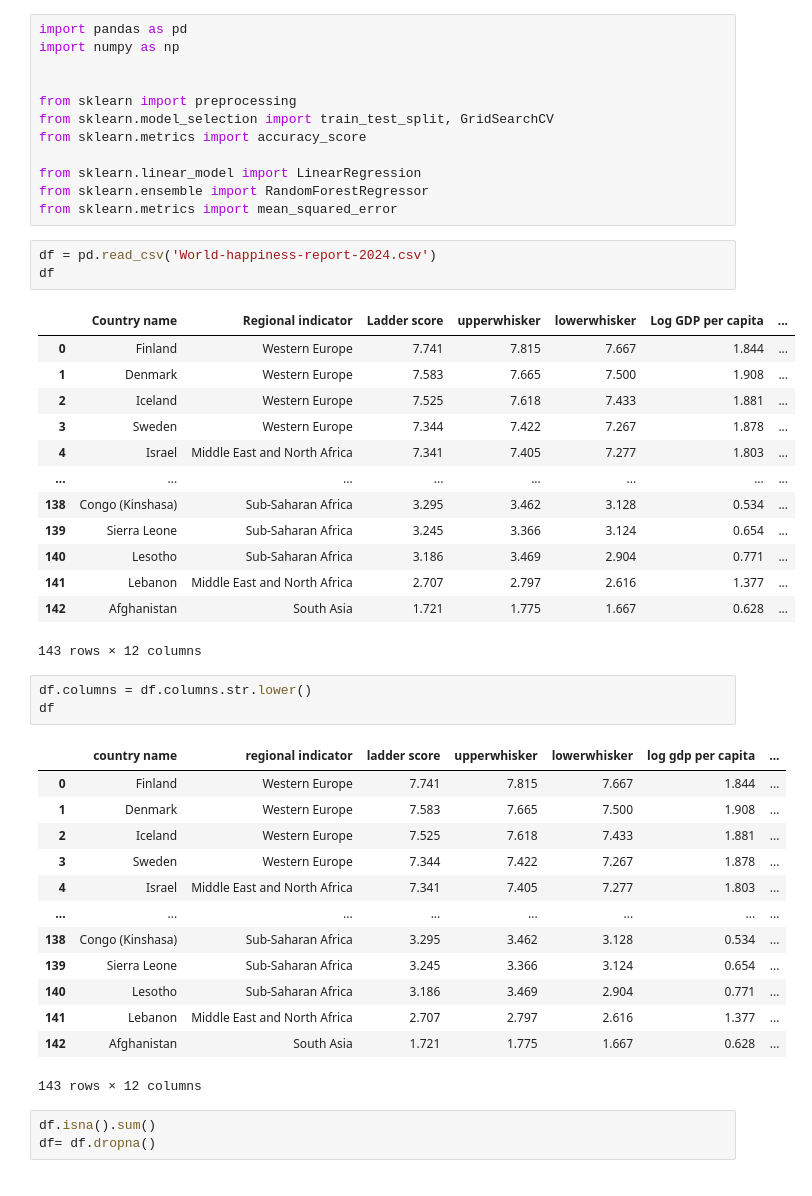
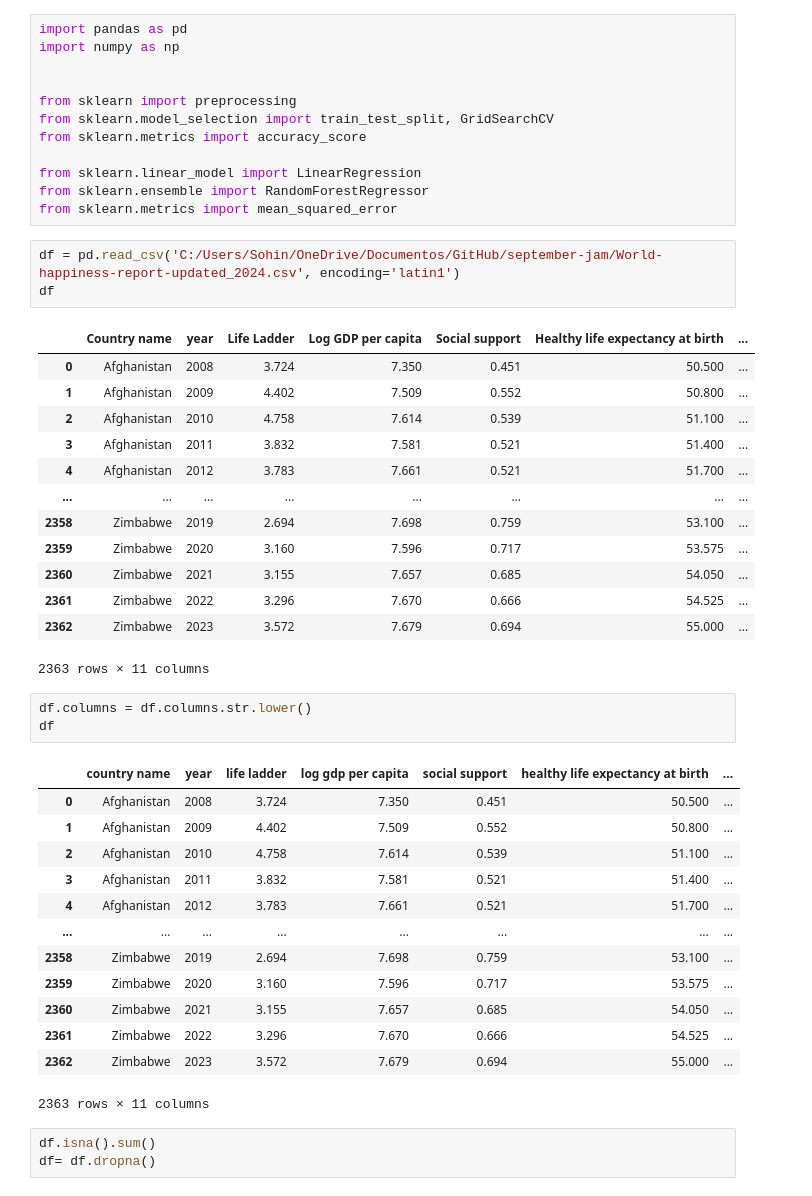
Before and after one commit to kenklabnik/september-jam, a Jupyter notebook: Sept code jam.ipynb, the cells around one changed output. Drawn from its saved outputs; the diff is of its cells as text.

```diff
--- a/Sept code jam.ipynb
+++ b/Sept code jam.ipynb
@@ -11,39 +11,39 @@ from sklearn.linear_model import LinearRegression
 from sklearn.ensemble import RandomForestRegressor
 from sklearn.metrics import mean_squared_error
 # %%
-df = pd.read_csv('World-happiness-report-2024.csv')
+df = pd.read_csv('C:/Users/Sohin/OneDrive/Documentos/GitHub/september-jam/World-happiness-report-updated_2024.csv', encoding='latin1')
 df
 # %% [output]
-|  | Country name | Regional indicator | Ladder score | upperwhisker | lowerwhisker | Log GDP per capita | ... |
-| 0 | Finland | Western Europe | 7.741 | 7.815 | 7.667 | 1.844 | ... |
-| 1 | Denmark | Western Europe | 7.583 | 7.665 | 7.500 | 1.908 | ... |
-| 2 | Iceland | Western Europe | 7.525 | 7.618 | 7.433 | 1.881 | ... |
-| 3 | Sweden | Western Europe | 7.344 | 7.422 | 7.267 | 1.878 | ... |
-| 4 | Israel | Middle East and North Africa | 7.341 | 7.405 | 7.277 | 1.803 | ... |
+|  | Country name | year | Life Ladder | Log GDP per capita | Social support | Healthy life expectancy at birth | ... |
+| 0 | Afghanistan | 2008 | 3.724 | 7.350 | 0.451 | 50.500 | ... |
+| 1 | Afghanistan | 2009 | 4.402 | 7.509 | 0.552 | 50.800 | ... |
+| 2 | Afghanistan | 2010 | 4.758 | 7.614 | 0.539 | 51.100 | ... |
+| 3 | Afghanistan | 2011 | 3.832 | 7.581 | 0.521 | 51.400 | ... |
+| 4 | Afghanistan | 2012 | 3.783 | 7.661 | 0.521 | 51.700 | ... |
 | ... | ... | ... | ... | ... | ... | ... | ... |
-| 138 | Congo (Kinshasa) | Sub-Saharan Africa | 3.295 | 3.462 | 3.128 | 0.534 | ... |
-| 139 | Sierra Leone | Sub-Saharan Africa | 3.245 | 3.366 | 3.124 | 0.654 | ... |
-| 140 | Lesotho | Sub-Saharan Africa | 3.186 | 3.469 | 2.904 | 0.771 | ... |
-| 141 | Lebanon | Middle East and North Africa | 2.707 | 2.797 | 2.616 | 1.377 | ... |
-| 142 | Afghanistan | South Asia | 1.721 | 1.775 | 1.667 | 0.628 | ... |
+| 2358 | Zimbabwe | 2019 | 2.694 | 7.698 | 0.759 | 53.100 | ... |
+| 2359 | Zimbabwe | 2020 | 3.160 | 7.596 | 0.717 | 53.575 | ... |
+| 2360 | Zimbabwe | 2021 | 3.155 | 7.657 | 0.685 | 54.050 | ... |
+| 2361 | Zimbabwe | 2022 | 3.296 | 7.670 | 0.666 | 54.525 | ... |
+| 2362 | Zimbabwe | 2023 | 3.572 | 7.679 | 0.694 | 55.000 | ... |
-143 rows × 12 columns
+2363 rows × 11 columns
 # %%
 df.columns = df.columns.str.lower()
 df
 # %% [output]
-|  | country name | regional indicator | ladder score | upperwhisker | lowerwhisker | log gdp per capita | ... |
-| 0 | Finland | Western Europe | 7.741 | 7.815 | 7.667 | 1.844 | ... |
-| 1 | Denmark | Western Europe | 7.583 | 7.665 | 7.500 | 1.908 | ... |
-| 2 | Iceland | Western Europe | 7.525 | 7.618 | 7.433 | 1.881 | ... |
-| 3 | Sweden | Western Europe | 7.344 | 7.422 | 7.267 | 1.878 | ... |
-| 4 | Israel | Middle East and North Africa | 7.341 | 7.405 | 7.277 | 1.803 | ... |
+|  | country name | year | life ladder | log gdp per capita | social support | healthy life expectancy at birth | ... |
+| 0 | Afghanistan | 2008 | 3.724 | 7.350 | 0.451 | 50.500 | ... |
+| 1 | Afghanistan | 2009 | 4.402 | 7.509 | 0.552 | 50.800 | ... |
+| 2 | Afghanistan | 2010 | 4.758 | 7.614 | 0.539 | 51.100 | ... |
+| 3 | Afghanistan | 2011 | 3.832 | 7.581 | 0.521 | 51.400 | ... |
+| 4 | Afghanistan | 2012 | 3.783 | 7.661 | 0.521 | 51.700 | ... |
 | ... | ... | ... | ... | ... | ... | ... | ... |
-| 138 | Congo (Kinshasa) | Sub-Saharan Africa | 3.295 | 3.462 | 3.128 | 0.534 | ... |
-| 139 | Sierra Leone | Sub-Saharan Africa | 3.245 | 3.366 | 3.124 | 0.654 | ... |
-| 140 | Lesotho | Sub-Saharan Africa | 3.186 | 3.469 | 2.904 | 0.771 | ... |
-| 141 | Lebanon | Middle East and North Africa | 2.707 | 2.797 | 2.616 | 1.377 | ... |
-| 142 | Afghanistan | South Asia | 1.721 | 1.775 | 1.667 | 0.628 | ... |
+| 2358 | Zimbabwe | 2019 | 2.694 | 7.698 | 0.759 | 53.100 | ... |
+| 2359 | Zimbabwe | 2020 | 3.160 | 7.596 | 0.717 | 53.575 | ... |
+| 2360 | Zimbabwe | 2021 | 3.155 | 7.657 | 0.685 | 54.050 | ... |
+| 2361 | Zimbabwe | 2022 | 3.296 | 7.670 | 0.666 | 54.525 | ... |
+| 2362 | Zimbabwe | 2023 | 3.572 | 7.679 | 0.694 | 55.000 | ... |
-143 rows × 12 columns
+2363 rows × 11 columns
 # %%
 df.isna().sum()
 df= df.dropna()
```
Also changed, not shown: parts of 8 cells of this notebook.
